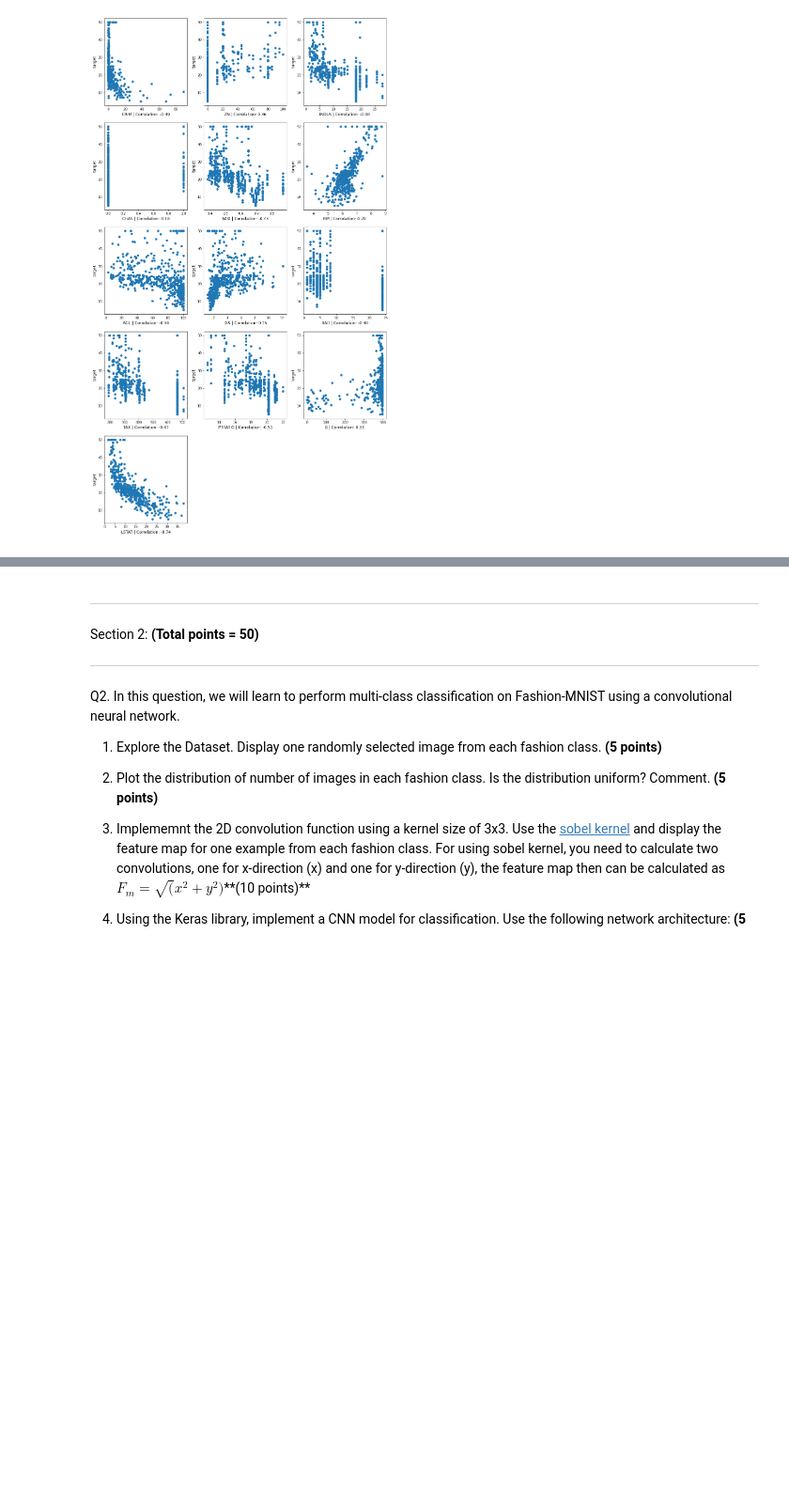
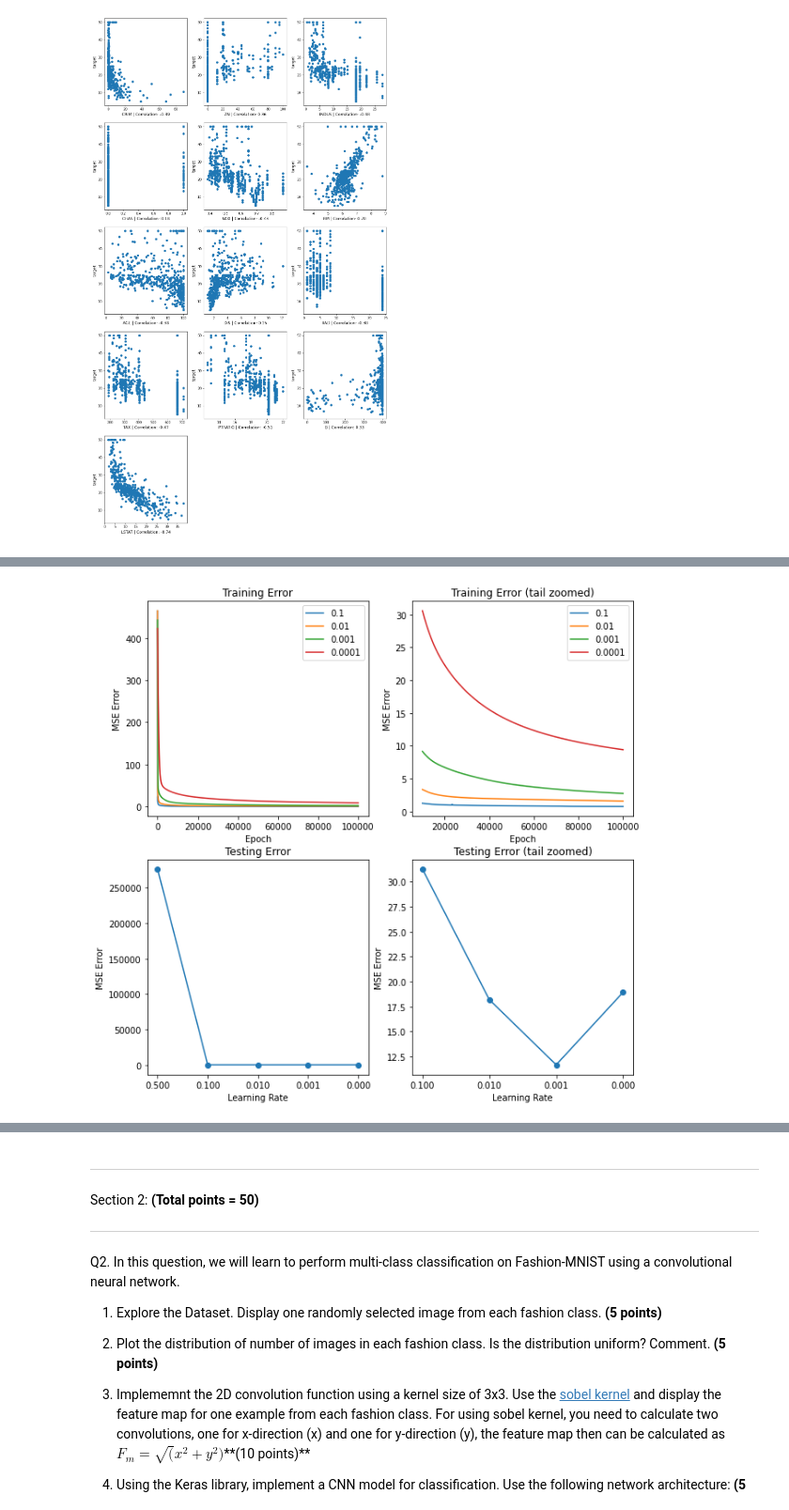
Before and after one commit to sagalpreet/Machine-Learning-CS503, a Jupyter notebook: assignment-3/SAGALPREET_SINGH_CS_503_ML_(2022)_Lab3.ipynb, the cells around one changed output, grey strips where cells are left out. Shown: that part at 94% size. Cells and saved outputs as stored; diff of their text form; code cells hidden in the pictures; blank space fills up the shorter version.

Commit message:
completed MLP with plots

```diff
--- a/assignment-3/SAGALPREET_SINGH_CS_503_ML_(2022)_Lab3.ipynb
+++ b/assignment-3/SAGALPREET_SINGH_CS_503_ML_(2022)_Lab3.ipynb
@@ -339,8 +307,8 @@ class MLP:
         for i in self.layers[::-1]:
             grad = i.backward(grad, lr)
 
-    def get_rms_loss(self, y, y_):
-        return np.sqrt(self.loss["function"](y, y_) / len(y))
+    def get_loss(self, y, y_):
+        return self.loss["function"](y, y_)
 
     def train(self, X, Y, lr = 0.1, batch_size = None):
         if (batch_size == None):
@@ -355,4 +323,4 @@ class MLP:
 
     def test(self, X, Y):
         z = self.forward(X)
-        return self.get_rms_loss(z, Y)
+        return self.get_loss(z, Y)
@@ -434,0 +395,14 @@ Training Loss:  6.5222361369261082
+# %%
+# Training the best model for different learning rates
+
+# Stochastic Gradient Descent with Sigmoid
+loss_mse = {}
+learning_rates = [0.5, 0.1, 0.01, 0.001, 0.0001]
+models = {}
+
+for lr in learning_rates:
+
+    models[lr] = MLP(layers = [13, 15, 1], activations = [sigmoid, linear], loss = mse)
+
+    print(f"\n\nStochastic Gradient Descent with sigmoid, learning rate = {lr}")
+    loss_mse[lr] = train(models[lr], epochs)
@@ -434,0 +429,68 @@ Training Loss:  6.5222361369261082
+# %%
+# Plots
+
+####################### MSE vs Epoch
+
+f = plt.figure()
+f.set_figwidth(10)
+f.set_figheight(10)
+
+plt.subplot(2, 2, 1)
+
+for lr in learning_rates:
+    if (len(loss_mse[lr]) != epochs + 1):
+        print(f"Overflow had occurred for learning rate: {lr}")
+        continue
+    x = list(range(epochs+1))
+    y = loss_mse[lr]
+    plt.plot(x, y, label=str(lr))
+plt.legend()
+plt.title('Training Error')
+plt.xlabel('Epoch')
+plt.ylabel('MSE Error')
+
+####################### Tail MSE vs Epoch
+plt.subplot(2, 2, 2)
+
+for lr in learning_rates:
+    if (len(loss_mse[lr]) != epochs + 1):
+        print(f"Overflow had occurred for learning rate: {lr}")
+        continue
+    x = list(range(int(0.1 * epochs), epochs+1))
+    y = loss_mse[lr][int(0.1 * epochs):]
+    plt.plot(x, y, label=str(lr))
+plt.legend()
+plt.title('Training Error (tail zoomed)')
+plt.xlabel('Epoch')
+plt.ylabel('MSE Error')
+
+####################### MSE vs Learning Rate
+
+plt.subplot(2, 2, 3)
+
+x = [f'{lr:.3f}' for lr in learning_rates]
+y = [models[lr].test(validation_data, validation_target) for lr in learning_rates]
+
+plt.plot(x, y)
+plt.scatter(x, y)
+
+plt.title('Testing Error')
+plt.xlabel('Learning Rate')
+plt.ylabel('MSE Error')
+
+####################### Tail MSE vs Learning Rate
+
+plt.subplot(2, 2, 4)
+
+x = [f'{lr:.3f}' for lr in learning_rates[1:]]
+y = [models[lr].test(validation_data, validation_target) for lr in learning_rates[1:]]
+
+plt.plot(x, y)
+plt.scatter(x, y)
+
+plt.title('Testing Error (tail zoomed)')
+plt.xlabel('Learning Rate')
+plt.ylabel('MSE Error')
+
+plt.show()
+# %% [output]
@@ -435,2 +499,3 @@ Training Loss:  6.5222361369261082
+[figure, added]
 # %%
 # Challenges and Observations
```
Also changed, not shown: parts of 31 cells of this notebook.
